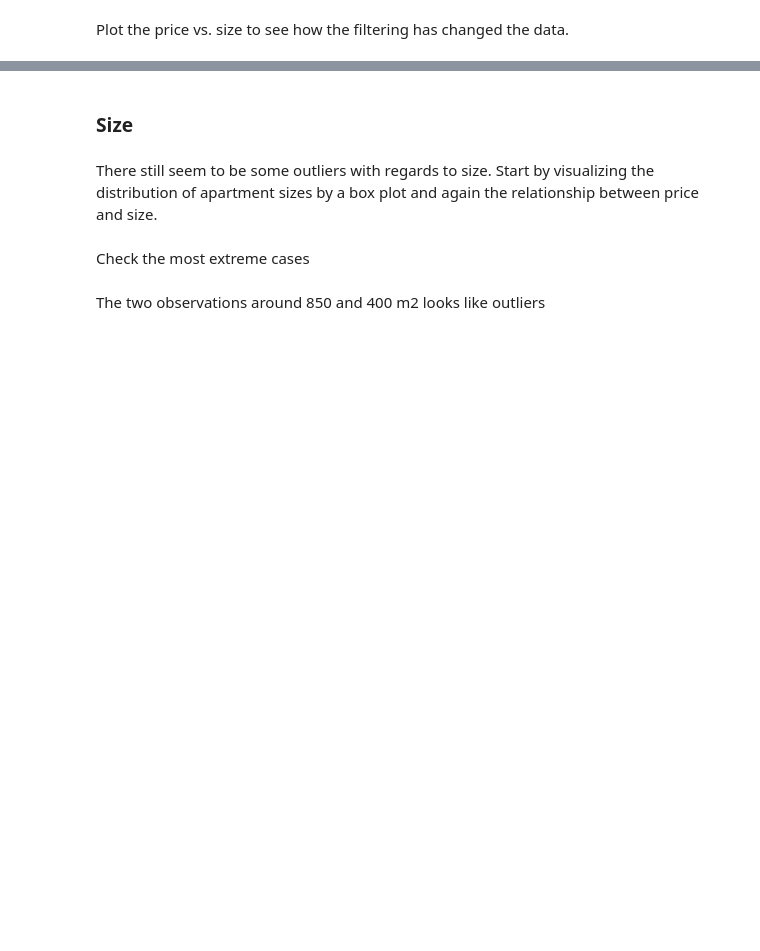
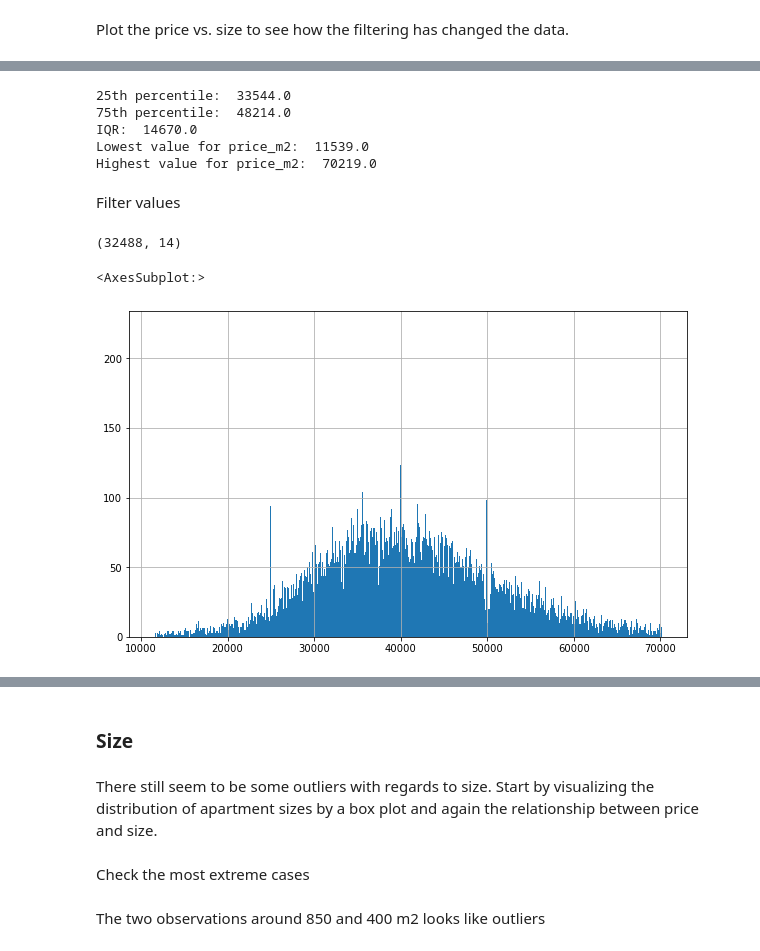
Before and after one commit to MartinJHallberg/BoligaData, a Jupyter notebook: BoligaDataPrep.ipynb, the cells around one changed output, grey strips where cells are left out. Cells and saved outputs as stored; diff of their text form; code cells hidden in the pictures; blank space fills up the shorter version.

```diff
--- a/BoligaDataPrep.ipynb
+++ b/BoligaDataPrep.ipynb
@@ -235,0 +348,32 @@ sns.scatterplot(data = df,
+# %%
+pm2_p25 = np.percentile(df['Price_m2'], 25)
+pm2_p75 = np.percentile(df['Price_m2'], 75)
+pm2_IQR = pm2_p75 - pm2_p25
+
+pm2_low = pm2_p25 - 1.5*pm2_IQR
+pm2_high= pm2_p75 + 1.5*pm2_IQR
+
+print("25th percentile: ", pm2_p25)
+print("75th percentile: ",pm2_p75)
+print("IQR: ",pm2_IQR)
+print("Lowest value for price_m2: ", pm2_low)
+print("Highest value for price_m2: ", pm2_high)
+# %% [output]
+25th percentile:  33544.0
+75th percentile:  48214.0
+IQR:  14670.0
+Lowest value for price_m2:  11539.0
+Highest value for price_m2:  70219.0
+# %% [markdown]
+Filter values
+# %%
+df = df[(df['Price_m2'] >=pm2_low) & (df['Price_m2'] <= pm2_high)].copy()
+
+df.shape
+# %% [output]
+(32488, 14)
+# %%
+df['Price_m2'].hist(bins=1000, figsize=(10,6))
+# %% [output]
+<AxesSubplot:>
+[figure, added]
```
Also changed, not shown: parts of 30 cells of this notebook.
